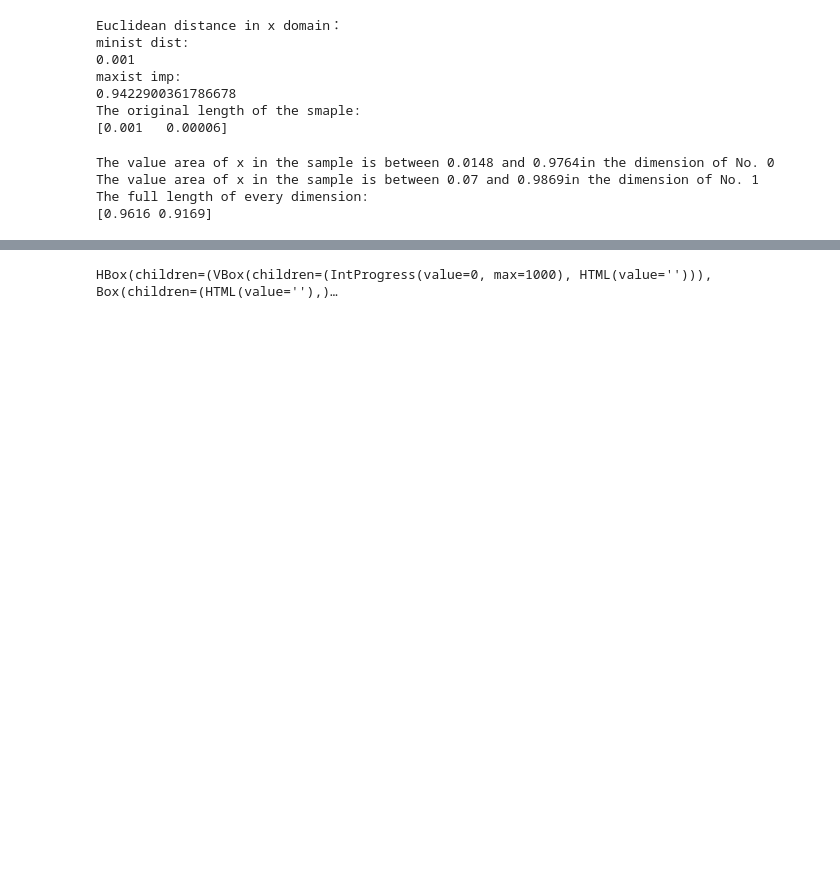
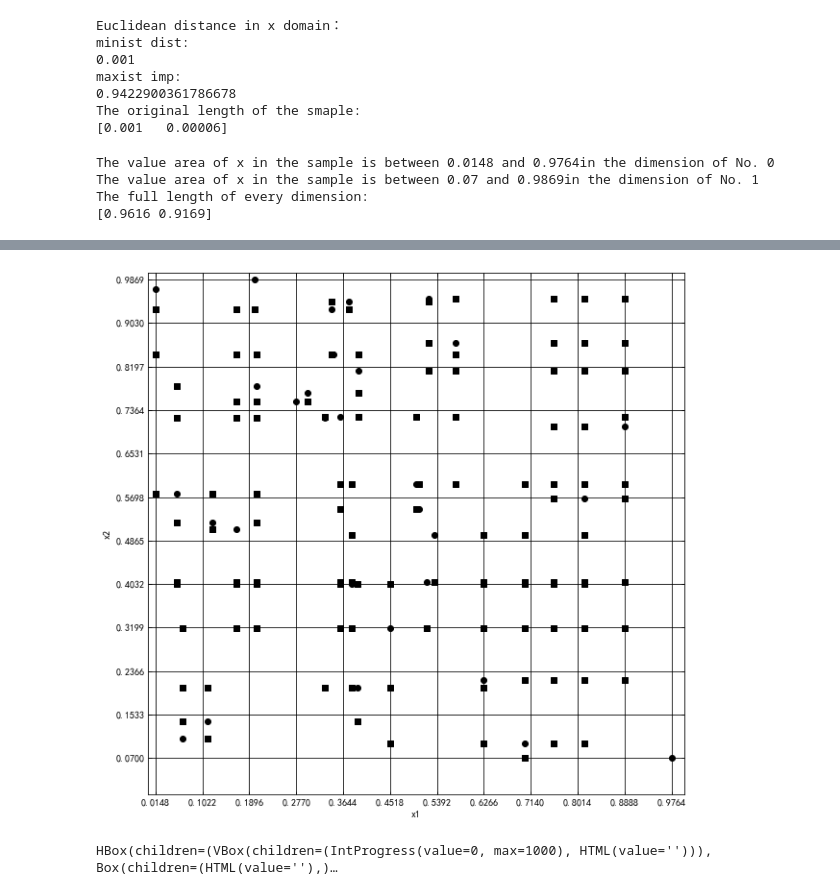
Before and after one commit to Aries-my/VSG, a Jupyter notebook: notebook/synthetic_data.ipynb, the cells around one changed output, grey strips where cells are left out. Saved outputs shown, nothing was run; the diff lists cells and outputs as text; code cells hidden in the pictures; blank space fills up the shorter version.

```diff
--- a/notebook/synthetic_data.ipynb
+++ b/notebook/synthetic_data.ipynb
@@ -201,3 +216,19 @@ XLim.add_xvalue(xlim_list)
+# %%
+gen_x_checked = []
+XLim.check2(sample_list, xlim_list, gen_x_checked, discard_list, gen_x)
+XLim.sample_attri(sample_list, X_train, gen_x_checked, Y_train)
+XLim.xl_attri(xlim_list, X_train, gen_x_checked)
+gen_x = np.array(gen_x)
+plotting.plot_genx(X_train, np.array(gen_x_checked), length, n_sample, exp_config, fig_dir, plot_xlim, "gen_x_checked.png")
+
+#XLim.sample_attri(sample_list, X_train, gen_x_cross, Y_train)
+#XLim.check(sample_list, f_list, gen_x_cross, X_train,xlim_list)
+#XLim.xl_attri(xlim_list, X_train, gen_x_cross)
+#XLim.add_xvalue(xlim_list)
+#gen_x_cross = np.array(gen_x_cross)
+#plotting.plot_genx(X_train, np.array(gen_x_cross), length, n_sample, exp_config, fig_dir, plot_xlim, "gen_cross_x_checked.png")
+# %% [output]
+[figure, added]
 # %%
 import GPy
 
```
Also changed, not shown: parts of 27 cells of this notebook, 20 other files.
